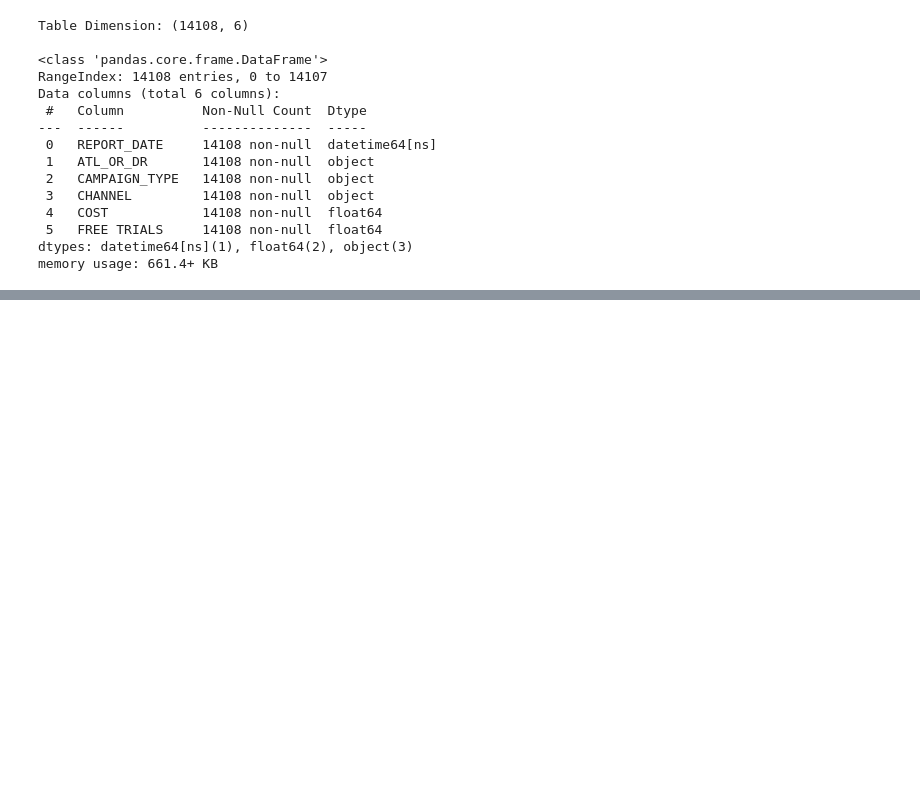
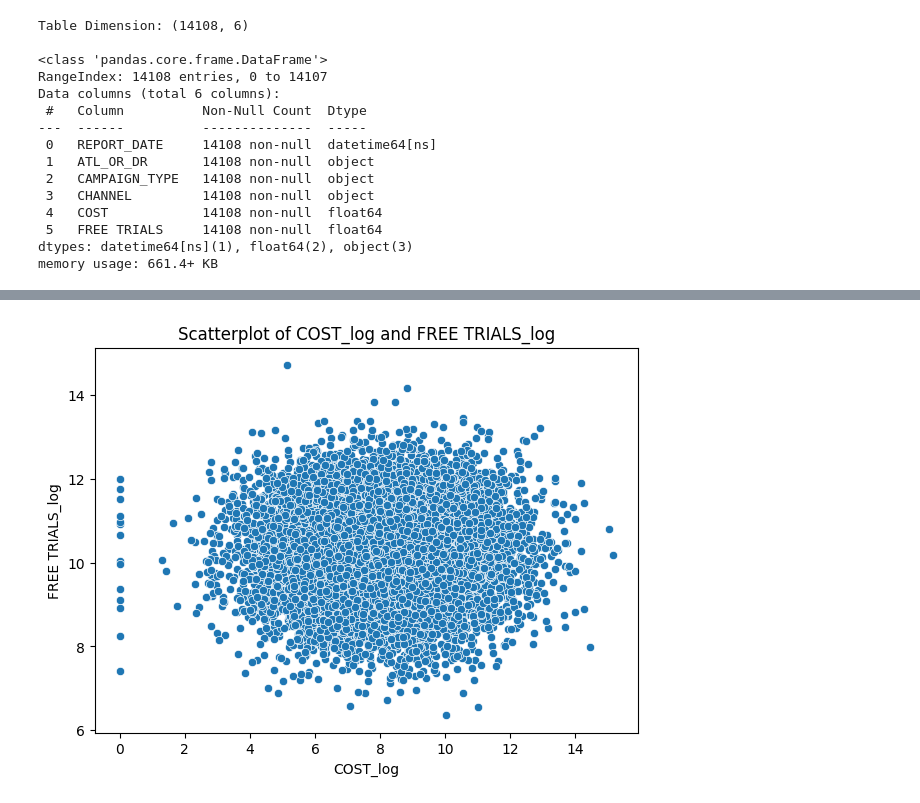
Before and after one commit to 11echeng/free-trial-analysis, a Jupyter notebook: src/notebook/paramount_eda_v1.ipynb, the cells around one changed output, grey strips where cells are left out. Cells and saved outputs as stored; diff of their text form; code cells hidden in the pictures; blank space fills up the shorter version.

```diff
--- a/src/notebook/paramount_eda_v1.ipynb
+++ b/src/notebook/paramount_eda_v1.ipynb
@@ -54,0 +278,21 @@ memory usage: 661.4+ KB
+# %%
+'''
+Covariation Analysis using Scatterplot:
+
+1. 'LOG_COST' + 'LOG_FREE TRIALS' Observations/Thoughts/Tasks:
+    a. Positive, non-linear relationship. A higher expense in a campaign doesn't necessarily mean more free trials.
+    This makes me reject my earlier assumption.
+    b. We see a strong cluster of data around 6-10 in log cost and 8-12 in log free trials. These tend to be the norm and what we
+    expect from a campaign of 6-10 cost having a 8-12 free trail reach
+    c. Outliers with low cost and above free trails generated near the average range of data. High cost with low free trials. And
+    high free trail with low cost.
+
+2. Action Items:
+    a. Add cateogircal data to the scatterplot to see if there are any relationships between the two.
+'''
+plt.figure(figsize=(7, 5))
+sns.scatterplot(x='COST_log', y='FREE TRIALS_log', data=df)
+plt.title('Scatterplot of COST_log and FREE TRIALS_log')
+plt.show()
+# %% [output]
+[figure, added]
```
Also changed, not shown: parts of 9 cells of this notebook.
